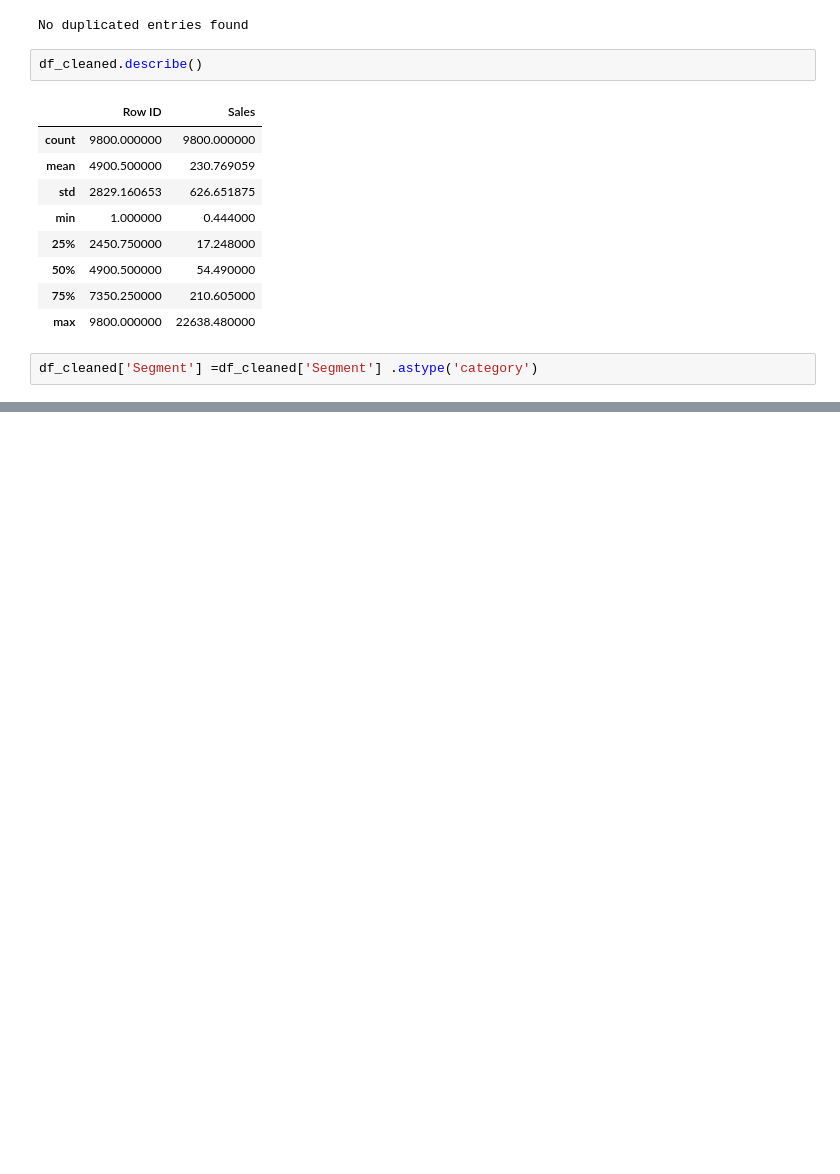
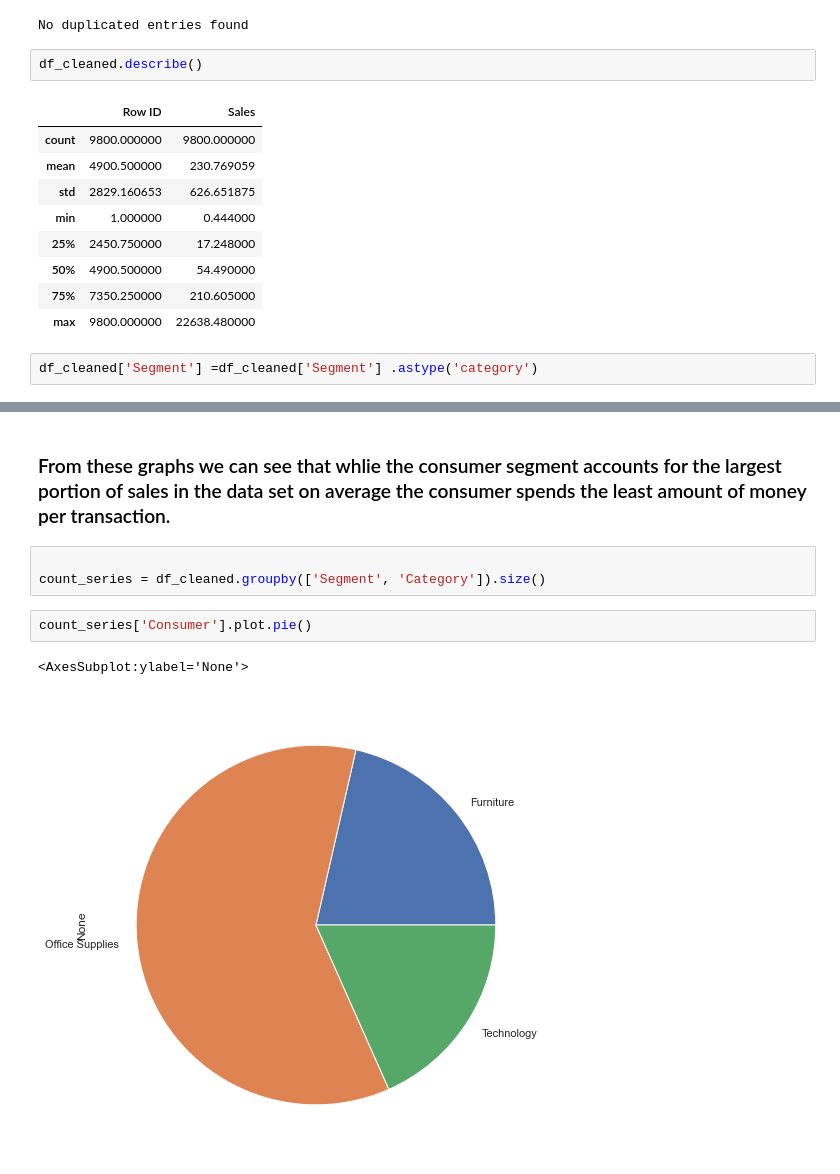
Before and after one commit to data301-2021-winter1/project-group18-project, a Jupyter notebook: notebooks/analysis1.ipynb, the cells around one changed output, grey strips where cells are left out. Drawn from its saved outputs; the diff is of its cells as text; blank space fills up the shorter version.

```diff
--- a/notebooks/analysis1.ipynb
+++ b/notebooks/analysis1.ipynb
@@ -118,0 +129,10 @@ SyntaxError: invalid syntax (Temp/ipykernel_4932/3746659097.py, line 1)
+# %% [markdown]
+### From these graphs we can see that whlie the consumer segment accounts for the largest portion of sales in the data set on average the consumer spends the least amount of money per transaction.
+# %%
+
+count_series = df_cleaned.groupby(['Segment', 'Category']).size()
+# %%
+count_series['Consumer'].plot.pie()
+# %% [output]
+<AxesSubplot:ylabel='None'>
+[figure, added]
```
Also changed, not shown: parts of 11 cells of this notebook.
